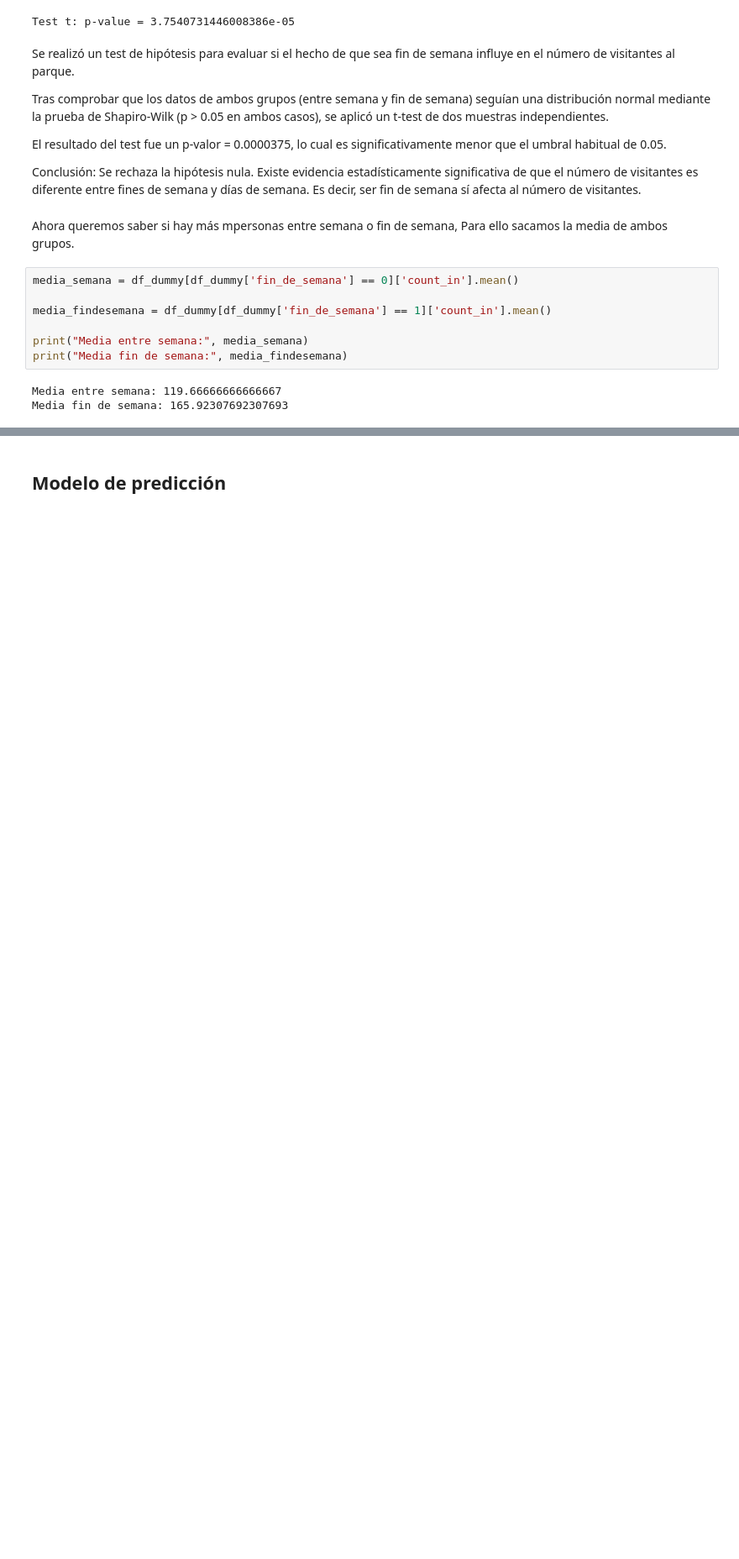
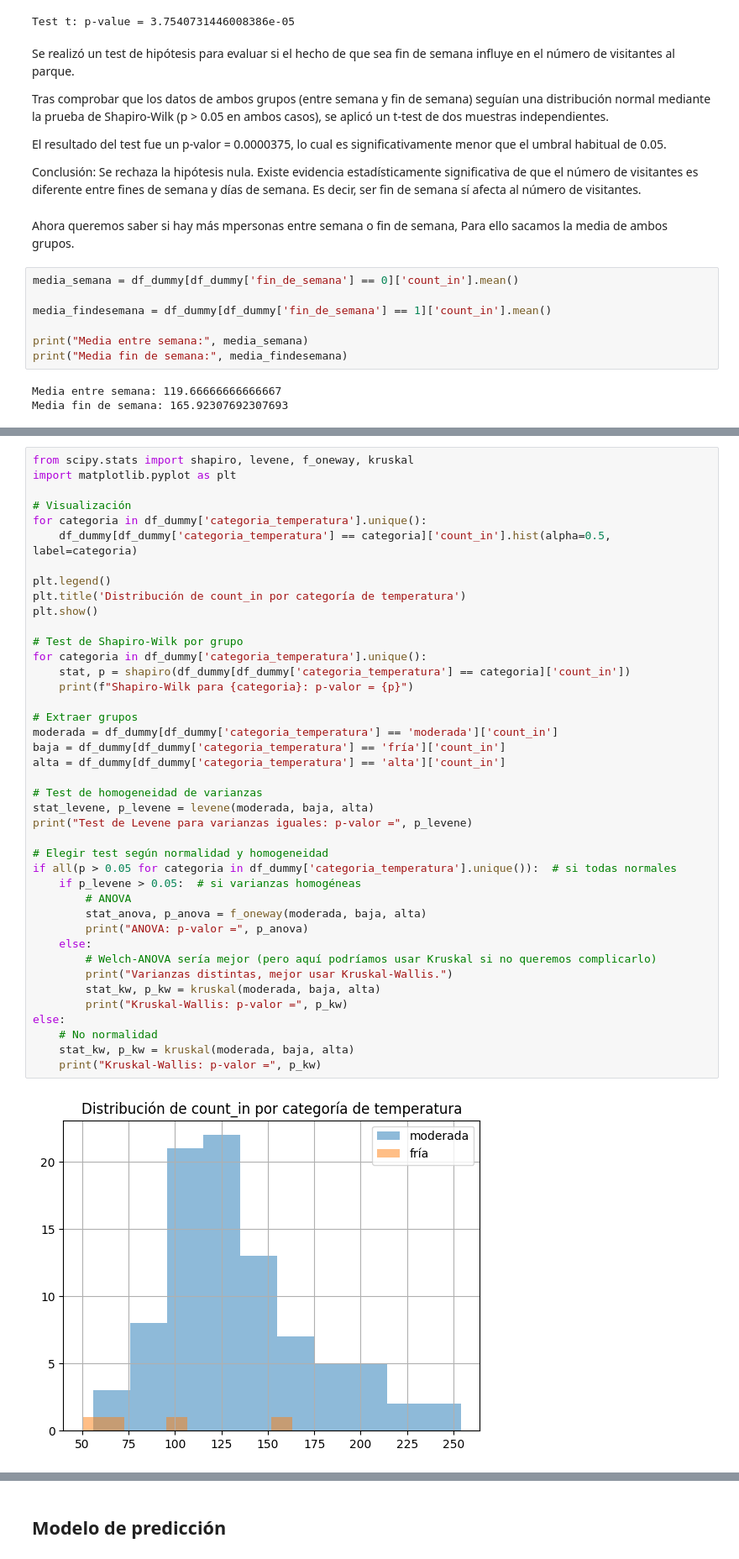
Before and after one commit to hugoloopez/NaturalParkOcuppancy, a Jupyter notebook: obtencion_tratamiento_datos.ipynb, the cells around one changed output, grey strips where cells are left out. Shown at 84% size. Saved outputs shown, nothing was run; the diff lists cells and outputs as text; blank space fills up the shorter version.

```diff
--- a/obtencion_tratamiento_datos.ipynb
+++ b/obtencion_tratamiento_datos.ipynb
@@ -686,0 +686,43 @@ Media fin de semana: 165.92307692307693
+# %%
+from scipy.stats import shapiro, levene, f_oneway, kruskal
+import matplotlib.pyplot as plt
+
+# Visualización
+for categoria in df_dummy['categoria_temperatura'].unique():
+    df_dummy[df_dummy['categoria_temperatura'] == categoria]['count_in'].hist(alpha=0.5, label=categoria)
+
+plt.legend()
+plt.title('Distribución de count_in por categoría de temperatura')
+plt.show()
+
+# Test de Shapiro-Wilk por grupo
+for categoria in df_dummy['categoria_temperatura'].unique():
+    stat, p = shapiro(df_dummy[df_dummy['categoria_temperatura'] == categoria]['count_in'])
+    print(f"Shapiro-Wilk para {categoria}: p-valor = {p}")
+
+# Extraer grupos
+moderada = df_dummy[df_dummy['categoria_temperatura'] == 'moderada']['count_in']
+baja = df_dummy[df_dummy['categoria_temperatura'] == 'fría']['count_in']
+alta = df_dummy[df_dummy['categoria_temperatura'] == 'alta']['count_in']
+
+# Test de homogeneidad de varianzas
+stat_levene, p_levene = levene(moderada, baja, alta)
+print("Test de Levene para varianzas iguales: p-valor =", p_levene)
+
+# Elegir test según normalidad y homogeneidad
+if all(p > 0.05 for categoria in df_dummy['categoria_temperatura'].unique()):  # si todas normales
+    if p_levene > 0.05:  # si varianzas homogéneas
+        # ANOVA
+        stat_anova, p_anova = f_oneway(moderada, baja, alta)
+        print("ANOVA: p-valor =", p_anova)
+    else:
+        # Welch-ANOVA sería mejor (pero aquí podríamos usar Kruskal si no queremos complicarlo)
+        print("Varianzas distintas, mejor usar Kruskal-Wallis.")
+        stat_kw, p_kw = kruskal(moderada, baja, alta)
+        print("Kruskal-Wallis: p-valor =", p_kw)
+else:
+    # No normalidad
+    stat_kw, p_kw = kruskal(moderada, baja, alta)
+    print("Kruskal-Wallis: p-valor =", p_kw)
+# %% [output]
+[figure, added]
```
Also changed, not shown: parts of 25 cells of this notebook.
